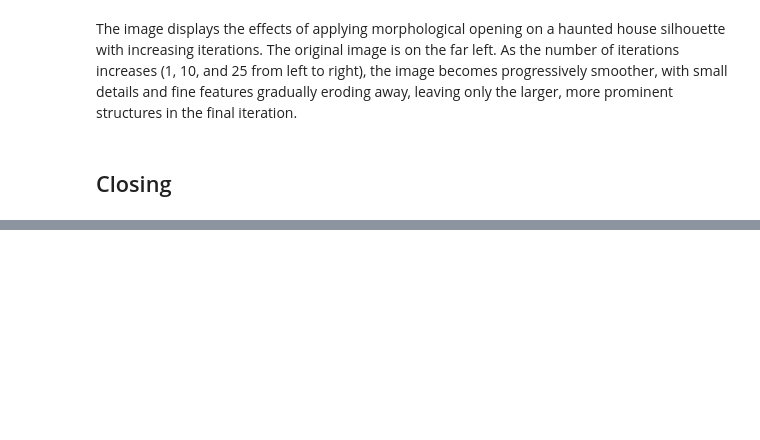
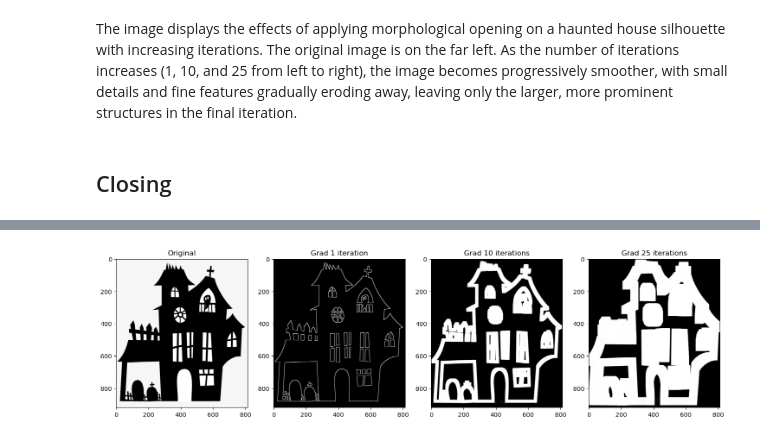
Before and after one commit to jacob-cunningham-ds/ece_2390, a Jupyter notebook: notes/02_lecture.ipynb, the cells around one changed output, grey strips where cells are left out. Saved outputs shown, nothing was run; the diff lists cells and outputs as text; code cells hidden in the pictures; blank space fills up the shorter version.

```diff
--- a/notes/02_lecture.ipynb
+++ b/notes/02_lecture.ipynb
@@ -154,0 +190,19 @@ The image displays the effects of applying morphological opening on a haunted ho
+# %%
+# Create a 3x3 kernel for morphological operations
+kernel = np.ones((3,3), dtype=np.uint8)
+
+# Apply morphological closing (difference between eroded and dilated image)
+img_grad_1 = cv2.morphologyEx(house_img, cv2.MORPH_GRADIENT, kernel, iterations=1)
+img_grad_10 = cv2.morphologyEx(house_img, cv2.MORPH_GRADIENT, kernel, iterations=10)
+img_grad_25 = cv2.morphologyEx(house_img, cv2.MORPH_GRADIENT, kernel, iterations=25)
+
+# Show the images
+plt.figure(figsize=[18, 5])
+
+plt.subplot(141);plt.imshow(house_img, cmap="gray", vmin=0, vmax=255); plt.title("Original")
+plt.subplot(142);plt.imshow(img_grad_1, cmap="gray", vmin=0, vmax=255); plt.title("Grad 1 iteration")
+plt.subplot(143);plt.imshow(img_grad_10, cmap="gray", vmin=0, vmax=255); plt.title("Grad 10 iterations")
+plt.subplot(144);plt.imshow(img_grad_25, cmap="gray", vmin=0, vmax=255); plt.title("Grad 25 iterations")
+plt.show()
+# %% [output]
+[figure, added]
```
Also changed, not shown: parts of 14 cells of this notebook.
